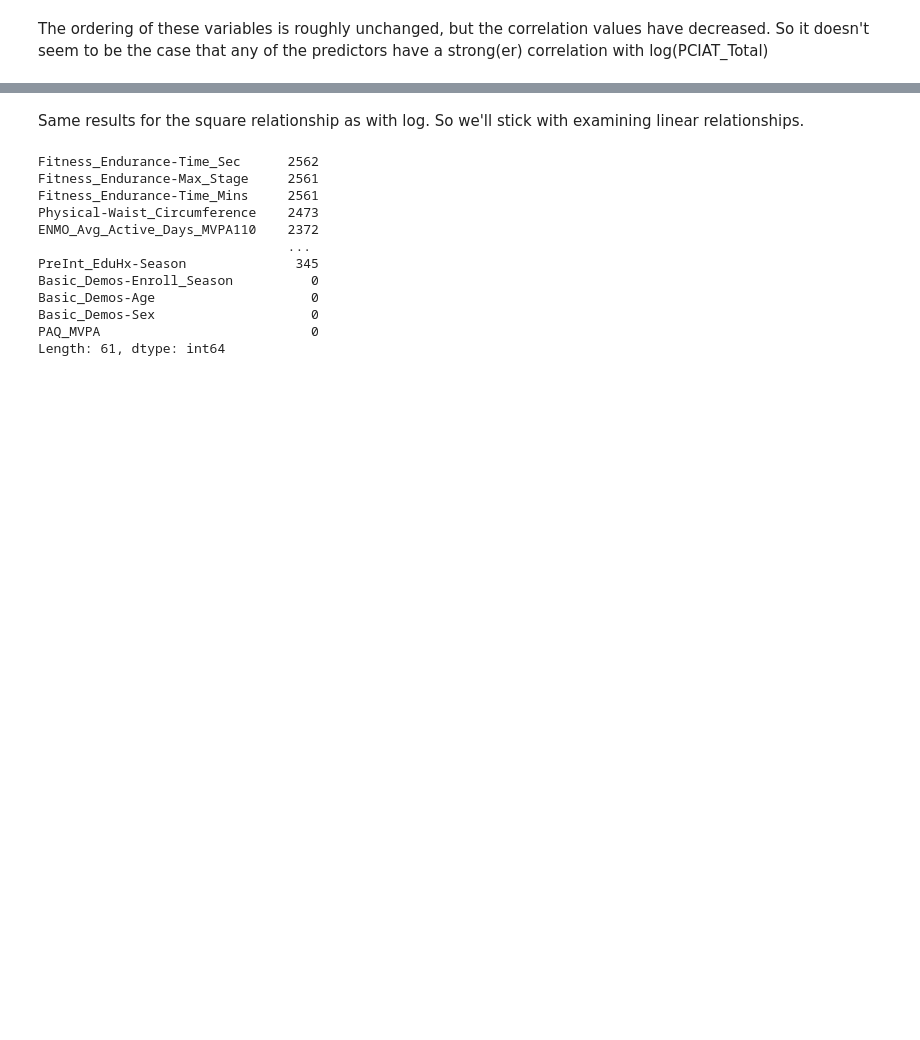
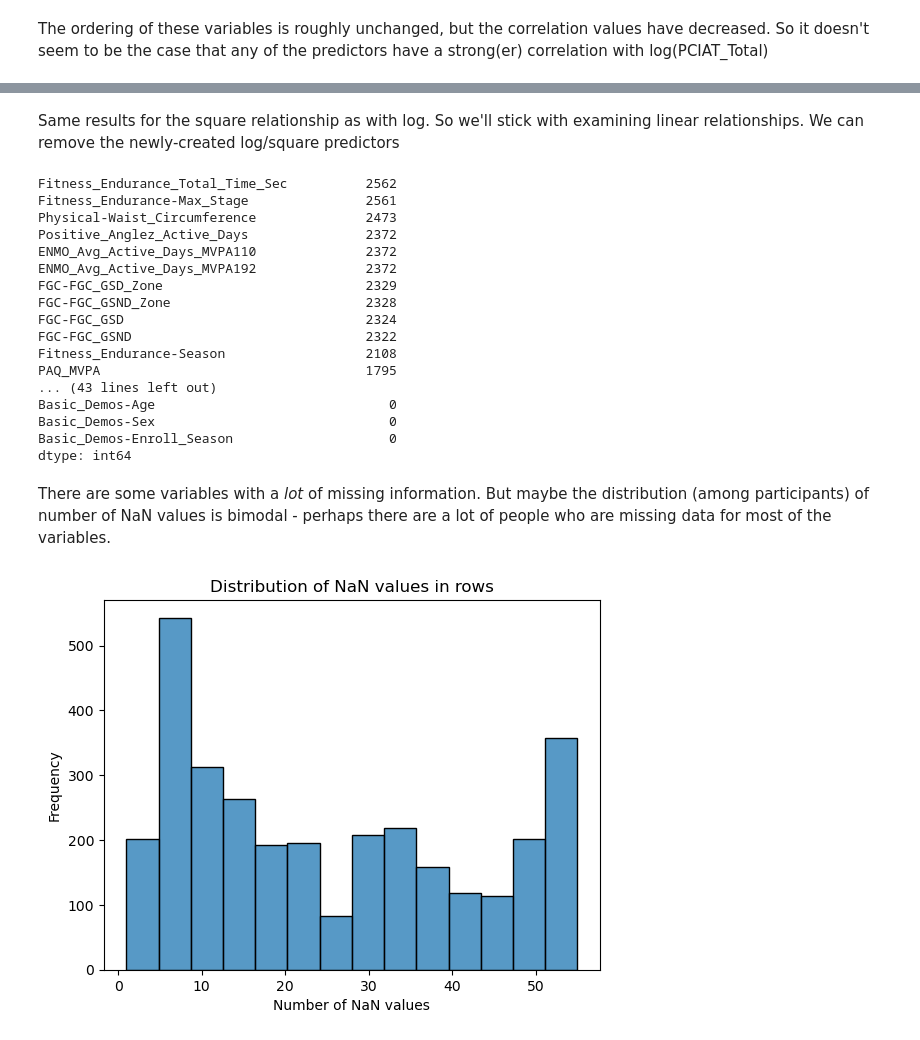
Before and after one commit to aarondweinberg/CMI_problematic_internet_use, a Jupyter notebook: EDA_AW.ipynb, the cells around one changed output, grey strips where cells are left out. Drawn from its saved outputs; the diff is of its cells as text; code cells hidden in the pictures; blank space fills up the shorter version.

```diff
--- a/EDA_AW.ipynb
+++ b/EDA_AW.ipynb
@@ -148,19 +148,39 @@ BIA-BIA_ECW                               0.305664
 dtype: float64
 # %% [markdown]
-Same results for the square relationship as with log. So we'll stick with examining linear relationships.
+Same results for the square relationship as with log. So we'll stick with examining linear relationships. We can remove the newly-created log/square predictors
+# %%
+# Remove the log_PCIAT-PCIAT_Total and squared_PCIAT-PCIAT_Total variables
+train_cleaned = train_cleaned.drop(['log_PCIAT-PCIAT_Total', 'squared_PCIAT-PCIAT_Total'], axis=1)
 # %%
 # List the number of NaN values for each variable
 train_cleaned.isnull().sum().sort_values(ascending=False)
 # %% [output]
-Fitness_Endurance-Time_Sec      2562
-Fitness_Endurance-Max_Stage     2561
-Fitness_Endurance-Time_Mins     2561
-Physical-Waist_Circumference    2473
-ENMO_Avg_Active_Days_MVPA110    2372
-                                ...
-PreInt_EduHx-Season              345
-Basic_Demos-Enroll_Season          0
-Basic_Demos-Age                    0
-Basic_Demos-Sex                    0
-PAQ_MVPA                           0
-Length: 61, dtype: int64
+Fitness_Endurance_Total_Time_Sec          2562
+Fitness_Endurance-Max_Stage               2561
+Physical-Waist_Circumference              2473
+Positive_Anglez_Active_Days               2372
+ENMO_Avg_Active_Days_MVPA110              2372
+ENMO_Avg_Active_Days_MVPA192              2372
+FGC-FGC_GSD_Zone                          2329
+FGC-FGC_GSND_Zone                         2328
+FGC-FGC_GSD                               2324
+FGC-FGC_GSND                              2322
+Fitness_Endurance-Season                  2108
+PAQ_MVPA                                  1795
+... (43 lines left out)
+Basic_Demos-Age                              0
+Basic_Demos-Sex                              0
+Basic_Demos-Enroll_Season                    0
+dtype: int64
+# %% [markdown]
+There are some variables with a *lot* of missing information. But maybe the distribution (among participants) of number of NaN values is bimodal - perhaps there are a lot of people who are missing data for most of the variables.
+# %%
+# Count the number of NaN values for each row and create a histogram of the distribution of these values
+train_cleaned['NaN_count'] = train_cleaned.isnull().sum(axis=1)
+sns.histplot(train_cleaned['NaN_count'])
+plt.xlabel('Number of NaN values')
+plt.ylabel('Frequency')
+plt.title('Distribution of NaN values in rows')
+plt.show()
+# %% [output]
+[figure, added]
```
Also changed, not shown: parts of 5 cells of this notebook, 2 other files.
